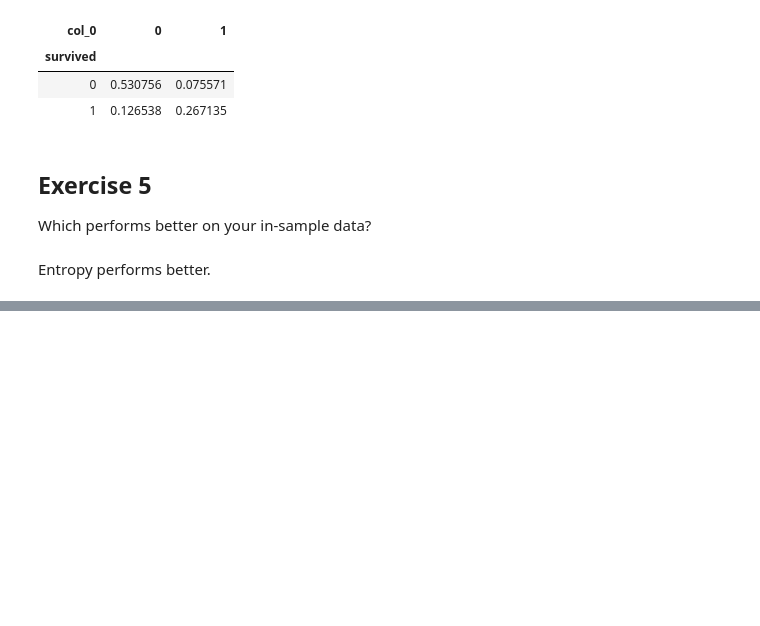
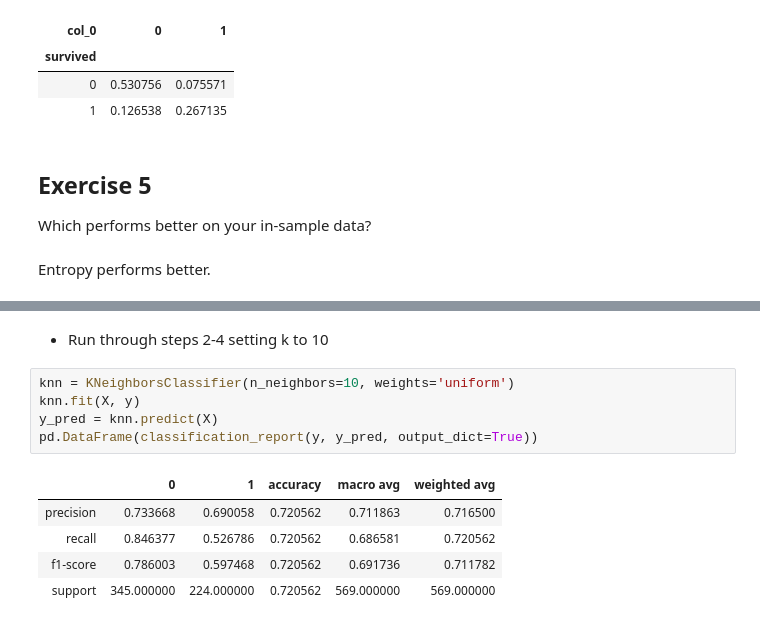
Before and after one commit to allenjiang666/ds-methodologies-exercises, a Jupyter notebook: classification/model.ipynb, the cells around one changed output, grey strips where cells are left out. Cells and saved outputs as stored; diff of their text form; blank space fills up the shorter version.

```diff
--- a/classification/model.ipynb
+++ b/classification/model.ipynb
@@ -333,0 +378,13 @@ Entropy performs better.
+# %% [markdown]
+- Run through steps 2-4 setting k to 10
+# %%
+knn = KNeighborsClassifier(n_neighbors=10, weights='uniform')
+knn.fit(X, y)
+y_pred = knn.predict(X)
+pd.DataFrame(classification_report(y, y_pred, output_dict=True))
+# %% [output]
+|  | 0 | 1 | accuracy | macro avg | weighted avg |
+| precision | 0.733668 | 0.690058 | 0.720562 | 0.711863 | 0.716500 |
+| recall | 0.846377 | 0.526786 | 0.720562 | 0.686581 | 0.720562 |
+| f1-score | 0.786003 | 0.597468 | 0.720562 | 0.691736 | 0.711782 |
+| support | 345.000000 | 224.000000 | 0.720562 | 569.000000 | 569.000000 |
```
Also changed, not shown: parts of 17 cells of this notebook, 3 other files.
